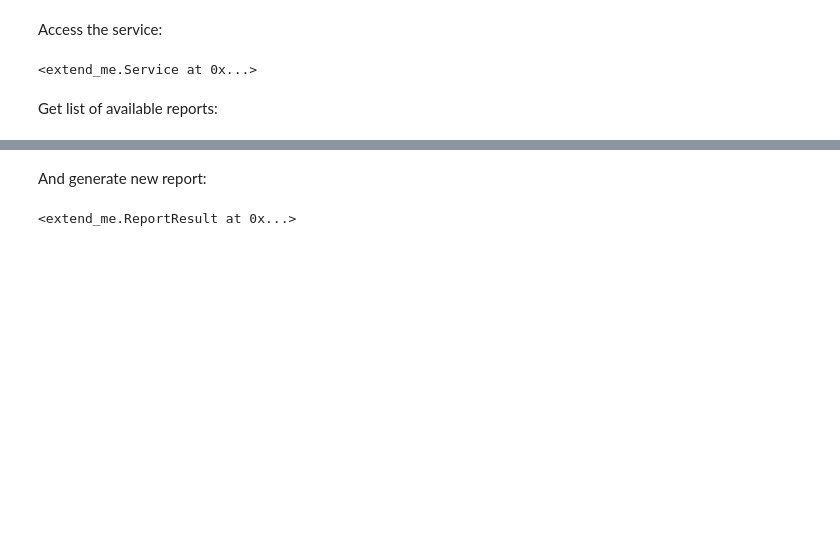
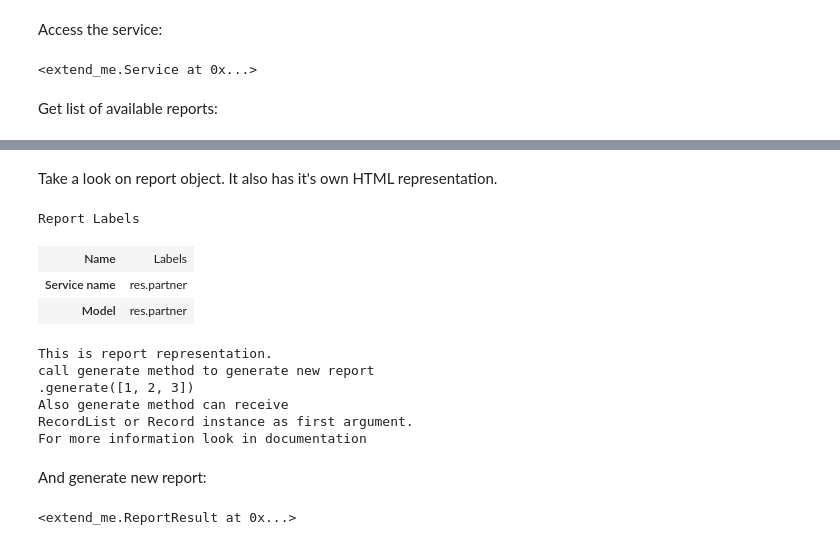
Before and after one commit to katyukha/odoo-rpc-client, a Jupyter notebook: examples/Examples & HTML tests.ipynb, the cells around one changed output, grey strips where cells are left out. Cells and saved outputs as stored; diff of their text form; code cells hidden in the pictures; blank space fills up the shorter version.

```diff
--- a/examples/Examples & HTML tests.ipynb
+++ b/examples/Examples & HTML tests.ipynb
@@ -404,6 +404,21 @@ Available reports
 | product.product.label | Products Labels | product.product | False |
 | res.partner | Labels | res.partner | False |
 | sale.order | Quotation / Order | sale.order | False |
+# %% [markdown]
+Take a look on report object. It also has it's own HTML representation.
+# %%
+ldb.services.report['res.partner']
+# %% [output]
+Report Labels
+| Name | Labels |
+| Service name | res.partner |
+| Model | res.partner |
+This is report representation.
+call generate method to generate new report
+.generate([1, 2, 3])
+Also generate method can receive
+RecordList or Record instance as first argument.
+For more information look in documentation
 # %% [markdown]
 And generate new report:
 # %%
```
Also changed, not shown: parts of 6 cells of this notebook, 4 other files.
